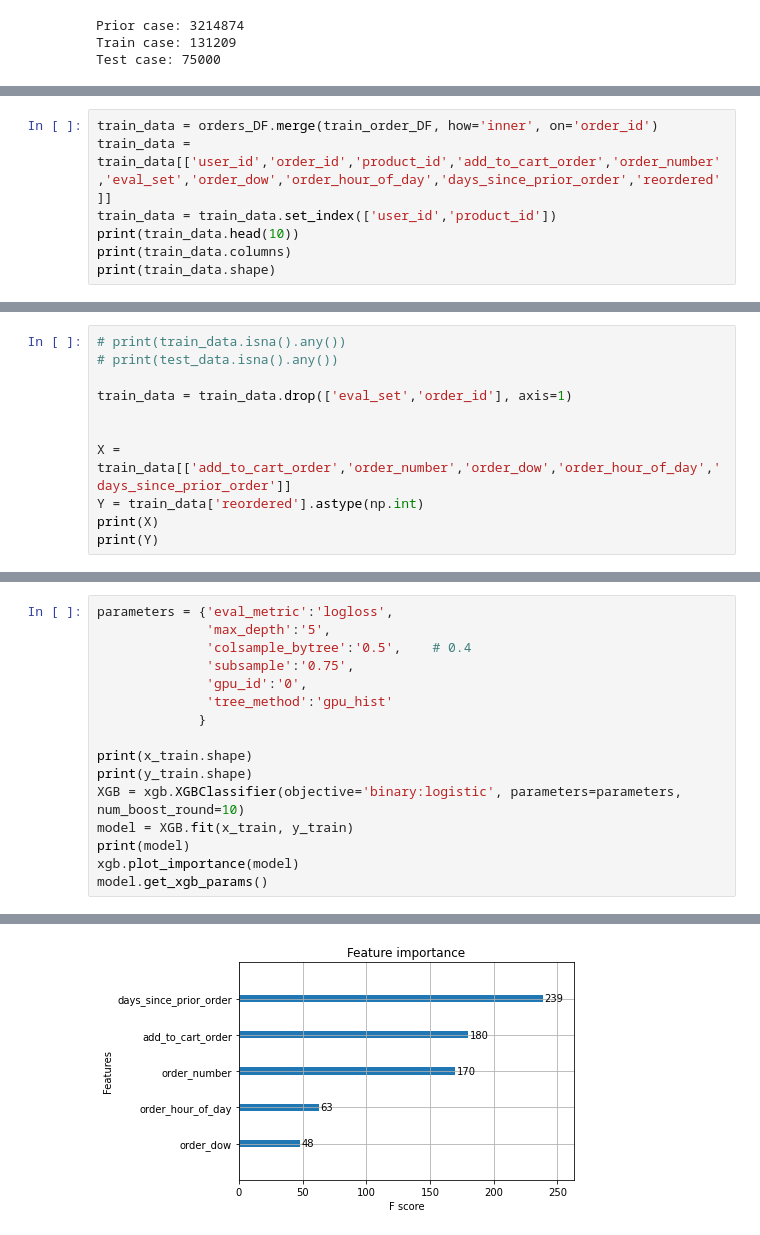
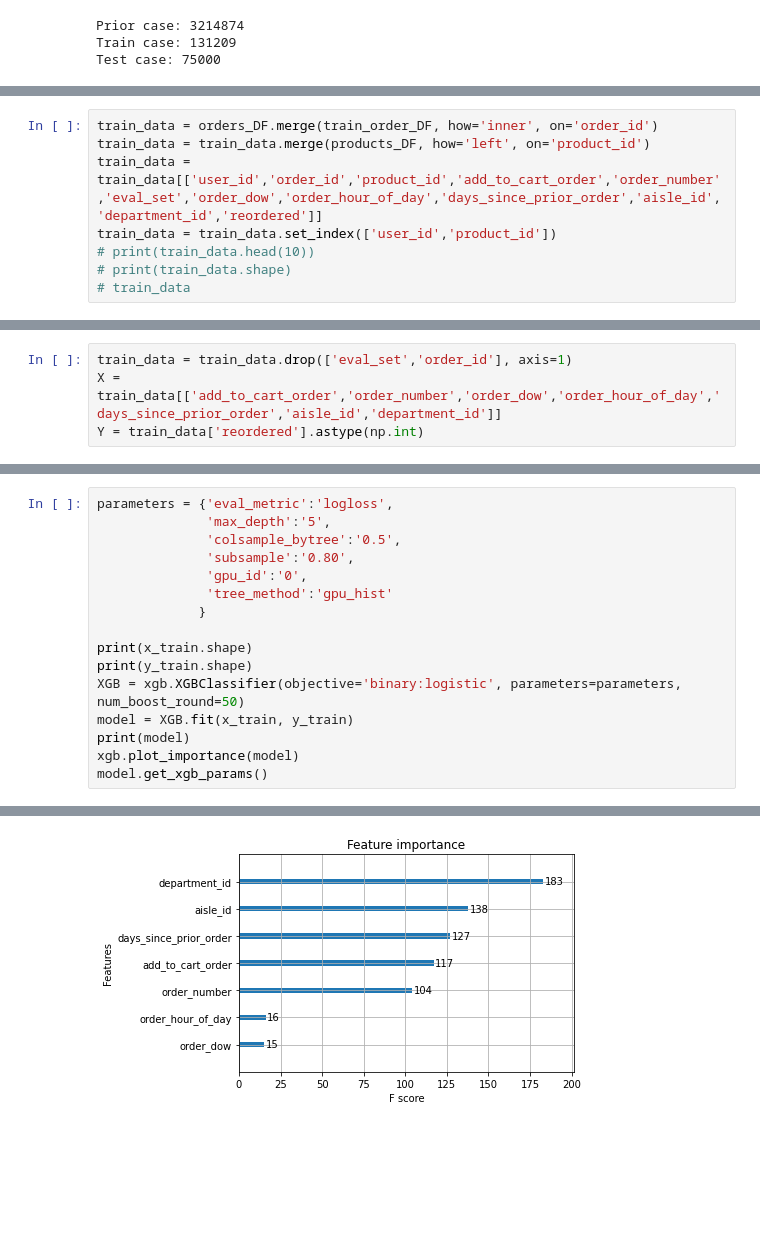
Before and after one commit to Howeng98/DSAI_HW4, a Jupyter notebook: DSAI_HW4.ipynb, the cells around one changed output, grey strips where cells are left out. Saved outputs shown, nothing was run; the diff lists cells and outputs as text; blank space fills up the shorter version.

```diff
--- a/DSAI_HW4.ipynb
+++ b/DSAI_HW4.ipynb
@@ -125,8 +138,9 @@ user_id product_id            ...
 # %%
 train_data = orders_DF.merge(train_order_DF, how='inner', on='order_id')
-train_data = train_data[['user_id','order_id','product_id','add_to_cart_order','order_number','eval_set','order_dow','order_hour_of_day','days_since_prior_order','reordered']]
+train_data = train_data.merge(products_DF, how='left', on='product_id')
+train_data = train_data[['user_id','order_id','product_id','add_to_cart_order','order_number','eval_set','order_dow','order_hour_of_day','days_since_prior_order','aisle_id','department_id','reordered']]
 train_data = train_data.set_index(['user_id','product_id'])
-print(train_data.head(10))
-print(train_data.columns)
-print(train_data.shape)
+# print(train_data.head(10))
+# print(train_data.shape)
+# train_data
 # %% [output]
@@ -152,11 +162,4 @@ Index(['order_id', 'add_to_cart_order', 'order_number', 'eval_set',
 # %%
-# print(train_data.isna().any())
-# print(test_data.isna().any())
-
 train_data = train_data.drop(['eval_set','order_id'], axis=1)
-
-
-X = train_data[['add_to_cart_order','order_number','order_dow','order_hour_of_day','days_since_prior_order']]
+X = train_data[['add_to_cart_order','order_number','order_dow','order_hour_of_day','days_since_prior_order','aisle_id','department_id']]
 Y = train_data['reordered'].astype(np.int)
-print(X)
-print(Y)
@@ -196,15 +189,15 @@ y_test = test_data['reordered'].astype(np.int)
 # %%
 parameters = {'eval_metric':'logloss',
               'max_depth':'5',
-              'colsample_bytree':'0.5',    # 0.4
-              'subsample':'0.75',
+              'colsample_bytree':'0.5',
+              'subsample':'0.80',
               'gpu_id':'0',
               'tree_method':'gpu_hist'
              }
 
 print(x_train.shape)
 print(y_train.shape)
-XGB = xgb.XGBClassifier(objective='binary:logistic', parameters=parameters, num_boost_round=10)
+XGB = xgb.XGBClassifier(objective='binary:logistic', parameters=parameters, num_boost_round=50)
 model = XGB.fit(x_train, y_train)
 print(model)
 xgb.plot_importance(model)
@@ -222,24 +215,24 @@ XGBClassifier(base_score=0.5, booster='gbtree', colsample_bylevel=1,
                           'tree_method': 'gpu_hist'},
               random_state=0, reg_alpha=0, reg_lambda=1, scale_pos_weight=1,
               seed=None, silent=None, subsample=1, verbosity=1)
 {'base_score': 0.5,
  'booster': 'gbtree',
  'colsample_bylevel': 1,
  'colsample_bynode': 1,
  'colsample_bytree': 1,
  'gamma': 0,
  'learning_rate': 0.1,
  'max_delta_step': 0,
  'max_depth': 3,
  'min_child_weight': 1,
  'missing': None,
  'n_estimators': 100,
 ... (11 lines left out)
  'scale_pos_weight': 1,
  'seed': 0,
  'subsample': 1,
  'verbosity': 1}
-[figure, old version]
+[figure, new version]
 # %%
 y_pred = model.predict(x_validate)
 acc = accuracy_score(y_validate, y_pred)
```
Also changed, not shown: parts of 15 cells of this notebook, 8 other files.
